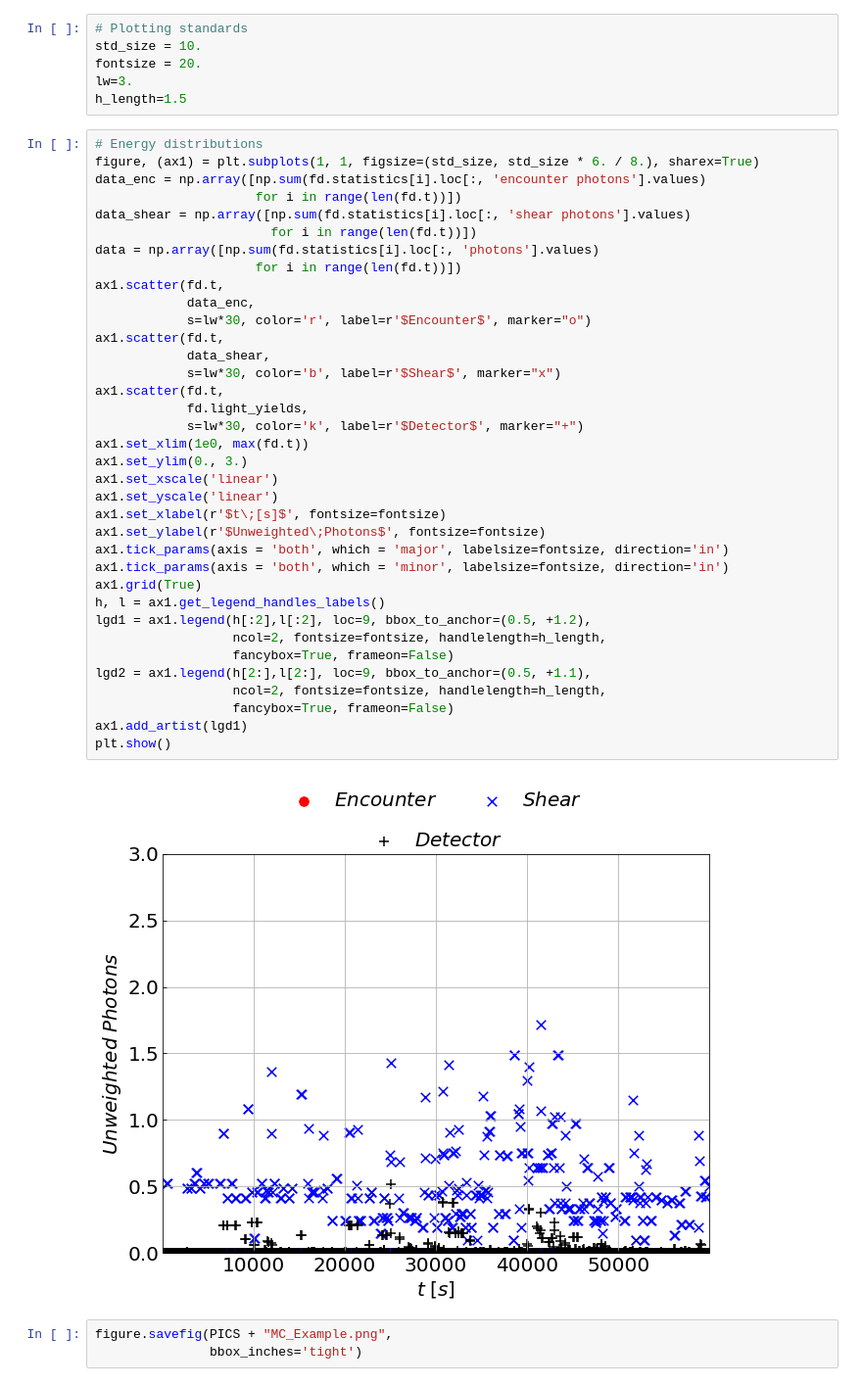
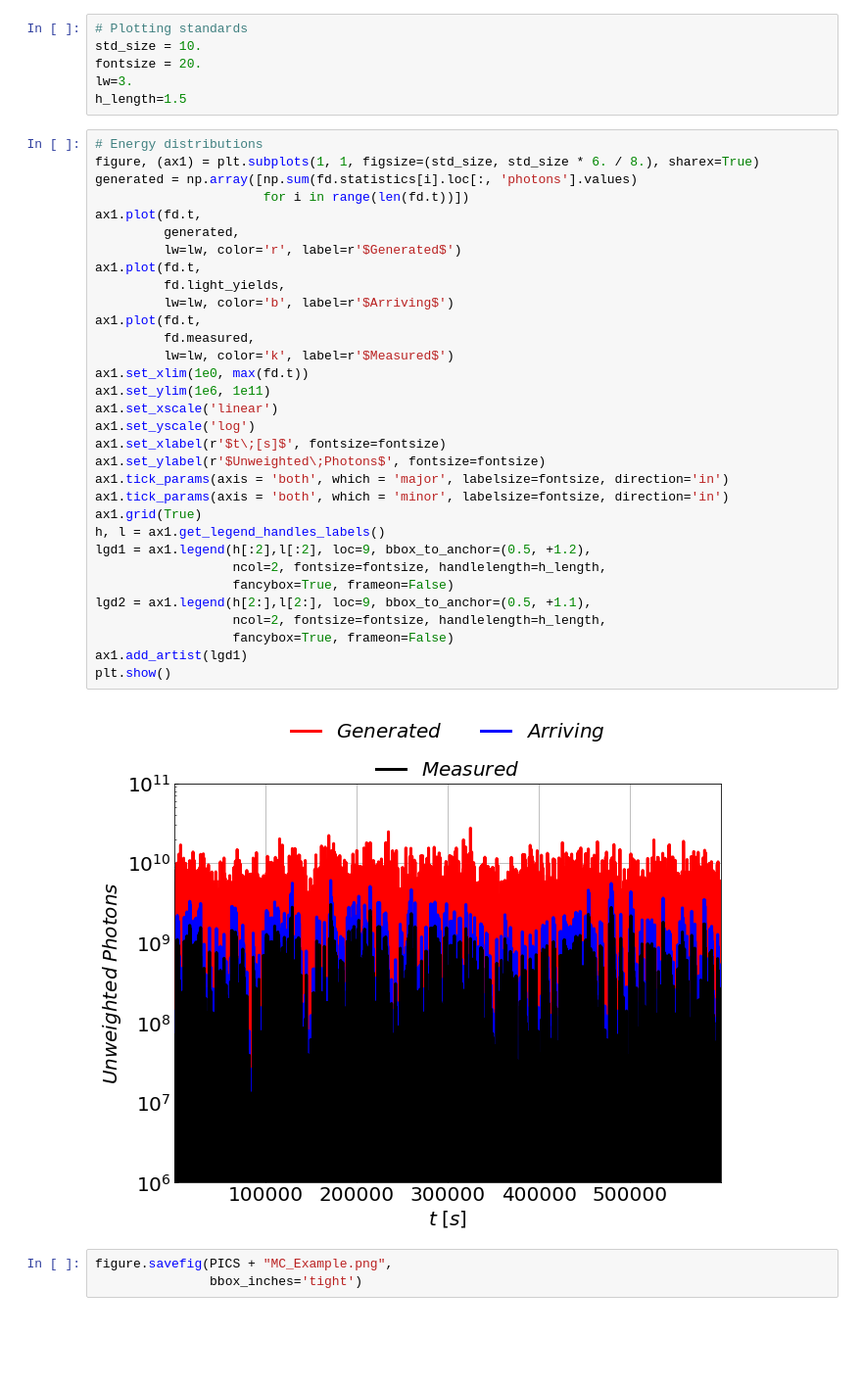
Before and after one commit to MeighenBergerS/fourth_day, a Jupyter notebook: examples/example.ipynb, the cells around one changed output. Shown at 98% size. Cells and saved outputs as stored; diff of their text form; blank space fills up the shorter version.

Commit message:
Added a flat detector and fixed some stuff

```diff
--- a/examples/example.ipynb
+++ b/examples/example.ipynb
@@ -93,41 +99,37 @@ h_length=1.5
 # %%
 # Energy distributions
 figure, (ax1) = plt.subplots(1, 1, figsize=(std_size, std_size * 6. / 8.), sharex=True)
-data_enc = np.array([np.sum(fd.statistics[i].loc[:, 'encounter photons'].values)
-                     for i in range(len(fd.t))])
-data_shear = np.array([np.sum(fd.statistics[i].loc[:, 'shear photons'].values)
-                       for i in range(len(fd.t))])
-data = np.array([np.sum(fd.statistics[i].loc[:, 'photons'].values)
-                     for i in range(len(fd.t))])
-ax1.scatter(fd.t,
-            data_enc,
-            s=lw*30, color='r', label=r'$Encounter$', marker="o")
-ax1.scatter(fd.t,
-            data_shear,
-            s=lw*30, color='b', label=r'$Shear$', marker="x")
-ax1.scatter(fd.t,
-            fd.light_yields,
-            s=lw*30, color='k', label=r'$Detector$', marker="+")
+generated = np.array([np.sum(fd.statistics[i].loc[:, 'photons'].values)
+                      for i in range(len(fd.t))])
+ax1.plot(fd.t,
+         generated,
+         lw=lw, color='r', label=r'$Generated$')
+ax1.plot(fd.t,
+         fd.light_yields,
+         lw=lw, color='b', label=r'$Arriving$')
+ax1.plot(fd.t,
+         fd.measured,
+         lw=lw, color='k', label=r'$Measured$')
 ax1.set_xlim(1e0, max(fd.t))
-ax1.set_ylim(0., 3.)
+ax1.set_ylim(1e6, 1e11)
 ax1.set_xscale('linear')
-ax1.set_yscale('linear')
+ax1.set_yscale('log')
 ax1.set_xlabel(r'$t\;[s]$', fontsize=fontsize)
 ax1.set_ylabel(r'$Unweighted\;Photons$', fontsize=fontsize)
 ax1.tick_params(axis = 'both', which = 'major', labelsize=fontsize, direction='in')
 ax1.tick_params(axis = 'both', which = 'minor', labelsize=fontsize, direction='in')
 ax1.grid(True)
 h, l = ax1.get_legend_handles_labels()
 lgd1 = ax1.legend(h[:2],l[:2], loc=9, bbox_to_anchor=(0.5, +1.2),
                   ncol=2, fontsize=fontsize, handlelength=h_length,
                   fancybox=True, frameon=False)
 lgd2 = ax1.legend(h[2:],l[2:], loc=9, bbox_to_anchor=(0.5, +1.1),
                   ncol=2, fontsize=fontsize, handlelength=h_length,
                   fancybox=True, frameon=False)
 ax1.add_artist(lgd1)
 plt.show()
 # %% [output]
-[figure, old version]
+[figure, new version]
 # %%
 figure.savefig(PICS + "MC_Example.png",
                bbox_inches='tight')
```
Also changed, not shown: parts of 2 cells of this notebook, 7 other files.
